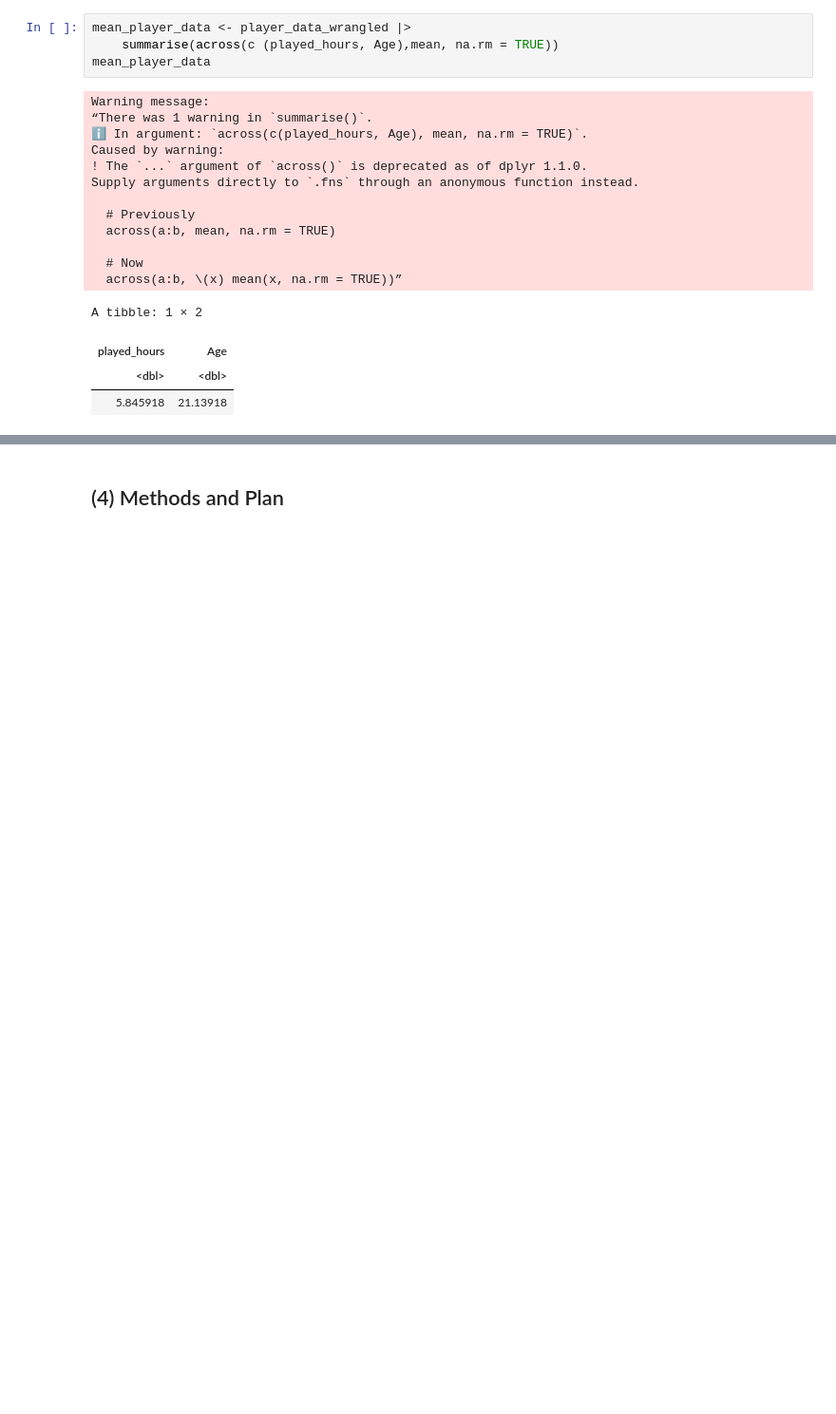
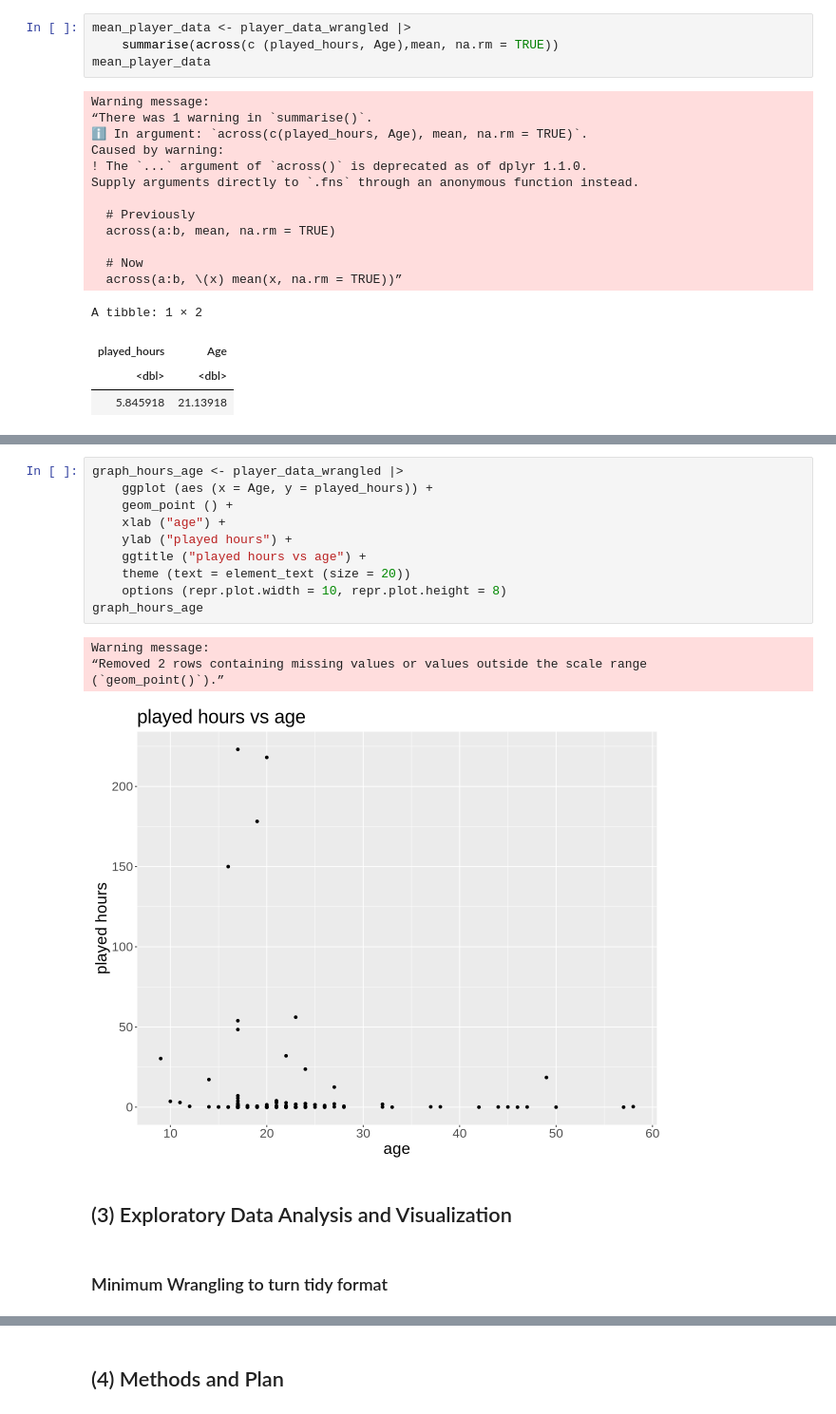
Before and after one commit to SimranHeir/DSCI-100-Project-Planning-Stage-Individual-Simran-Heir, a Jupyter notebook: Project Planning Individual Stage Notebook - Simran Heir.ipynb, the cells around one changed output, grey strips where cells are left out. Shown at 95% size. Cells and saved outputs as stored; diff of their text form; blank space fills up the shorter version.

```diff
--- a/Project Planning Individual Stage Notebook - Simran Heir.ipynb
+++ b/Project Planning Individual Stage Notebook - Simran Heir.ipynb
@@ -259,0 +314,21 @@ what relationship does it have with some of the other variables?
+# %%
+graph_hours_age <- player_data_wrangled |>
+    ggplot (aes (x = Age, y = played_hours)) +
+    geom_point () +
+    xlab ("age") +
+    ylab ("played hours") +
+    ggtitle ("played hours vs age") +
+    theme (text = element_text (size = 20))
+    options (repr.plot.width = 10, repr.plot.height = 8)
+graph_hours_age
+# %% [output]
+Warning message:
+“Removed 2 rows containing missing values or values outside the scale range
+(`geom_point()`).”
+[figure, added]
+# %% [markdown]
+
+## (3) Exploratory Data Analysis and Visualization
+# %% [markdown]
+
+### Minimum Wrangling to turn tidy format
```
Also changed, not shown: parts of 14 cells of this notebook.
